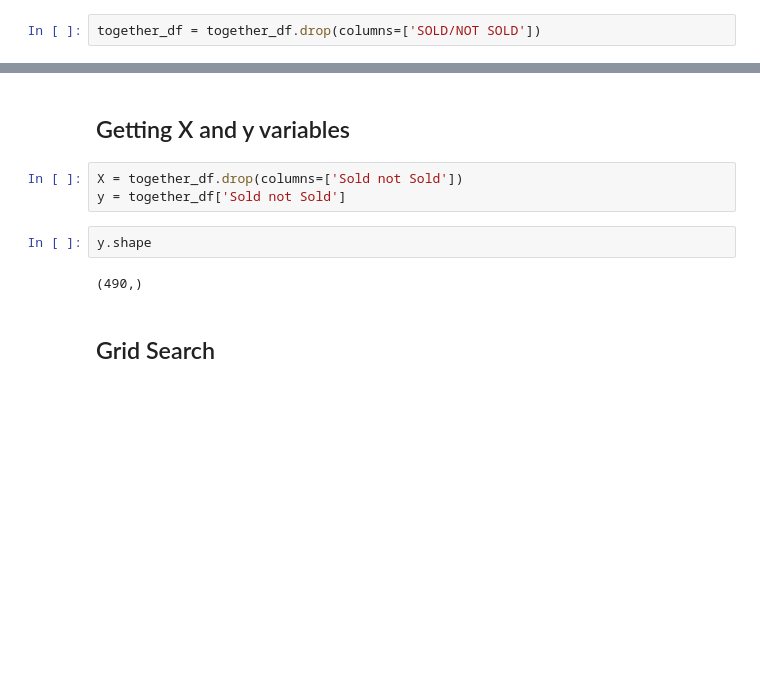
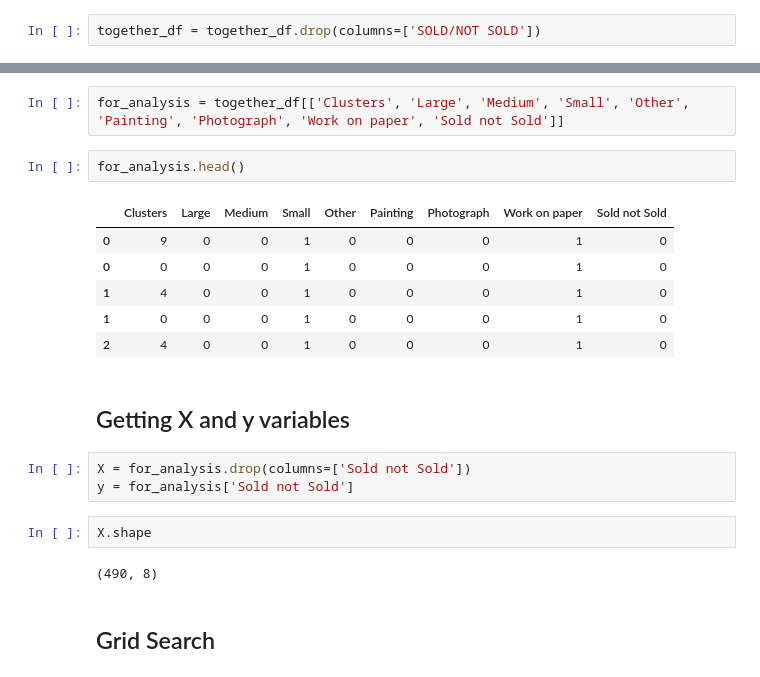
Before and after one commit to aulorbe/What-Makes-Art-Sell, a Jupyter notebook: classification.ipynb, the cells around one changed output, grey strips where cells are left out. Saved outputs shown, nothing was run; the diff lists cells and outputs as text; blank space fills up the shorter version.

```diff
--- a/classification.ipynb
+++ b/classification.ipynb
@@ -235,12 +255,23 @@ together_df = together_df.drop(columns=['SOLD/NOT SOLD'])
+# %%
+for_analysis = together_df[['Clusters', 'Large', 'Medium', 'Small', 'Other', 'Painting', 'Photograph', 'Work on paper', 'Sold not Sold']]
+# %%
+for_analysis.head()
+# %% [output]
+|  | Clusters | Large | Medium | Small | Other | Painting | Photograph | Work on paper | Sold not Sold |
+| 0 | 9 | 0 | 0 | 1 | 0 | 0 | 0 | 1 | 0 |
+| 0 | 0 | 0 | 0 | 1 | 0 | 0 | 0 | 1 | 0 |
+| 1 | 4 | 0 | 0 | 1 | 0 | 0 | 0 | 1 | 0 |
+| 1 | 0 | 0 | 0 | 1 | 0 | 0 | 0 | 1 | 0 |
+| 2 | 4 | 0 | 0 | 1 | 0 | 0 | 0 | 1 | 0 |
 # %% [markdown]
 ## Getting X and y variables
 # %%
-X = together_df.drop(columns=['Sold not Sold'])
-y = together_df['Sold not Sold']
+X = for_analysis.drop(columns=['Sold not Sold'])
+y = for_analysis['Sold not Sold']
 # %%
-y.shape
+X.shape
 # %% [output]
-(490,)
+(490, 8)
 # %% [markdown]
 ## Grid Search
 # %% [markdown]
```
Also changed, not shown: parts of 29 cells of this notebook.
